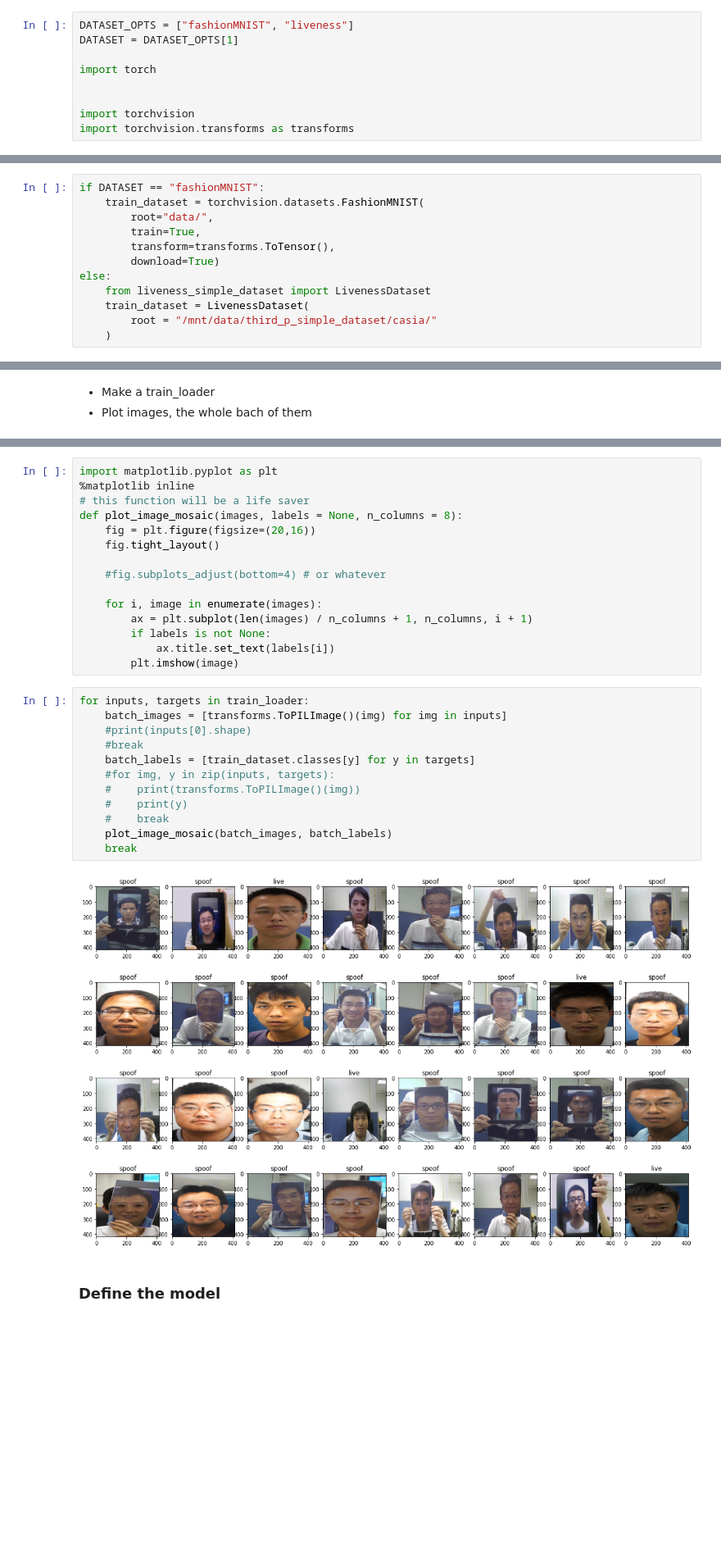
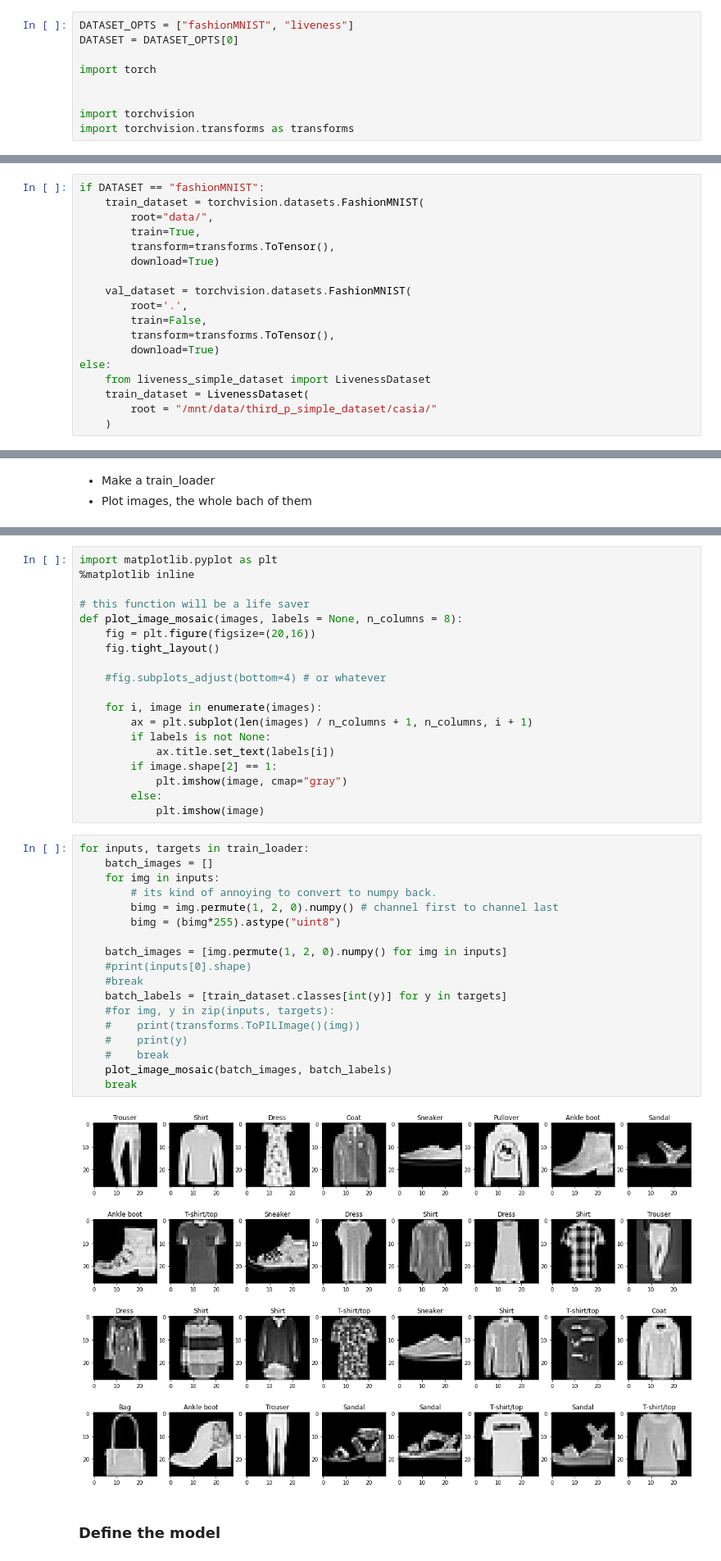
Before and after one commit to gustavofuhr/pytorch_experiments, a Jupyter notebook: 02_CNN_basic.ipynb, the cells around one changed output, grey strips where cells are left out. Shown: that part at 82% size. Drawn from its saved outputs; the diff is of its cells as text; blank space fills up the shorter version.

Commit message:
ADD: training

```diff
--- a/02_CNN_basic.ipynb
+++ b/02_CNN_basic.ipynb
@@ -11,7 +11,7 @@
 - Eval with a confusion matrix or other metric
 # %%
 DATASET_OPTS = ["fashionMNIST", "liveness"]
-DATASET = DATASET_OPTS[1]
+DATASET = DATASET_OPTS[0]
 
 import torch
 
@@ -29,6 +29,12 @@ if DATASET == "fashionMNIST":
         train=True,
         transform=transforms.ToTensor(),
         download=True)
+
+    val_dataset = torchvision.datasets.FashionMNIST(
+        root='.',
+        train=False,
+        transform=transforms.ToTensor(),
+        download=True)
 else:
     from liveness_simple_dataset import LivenessDataset
     train_dataset = LivenessDataset(
@@ -72,6 +96,7 @@ tensor(0)
 # %%
 import matplotlib.pyplot as plt
 %matplotlib inline
+
 # this function will be a life saver
 def plot_image_mosaic(images, labels = None, n_columns = 8):
     fig = plt.figure(figsize=(20,16))
@@ -83,21 +108,30 @@ def plot_image_mosaic(images, labels = None, n_columns = 8):
         ax = plt.subplot(len(images) / n_columns + 1, n_columns, i + 1)
         if labels is not None:
             ax.title.set_text(labels[i])
-        plt.imshow(image)
+        if image.shape[2] == 1:
+            plt.imshow(image, cmap="gray")
+        else:
+            plt.imshow(image)
 # %%
 for inputs, targets in train_loader:
-    batch_images = [transforms.ToPILImage()(img) for img in inputs]
+    batch_images = []
+    for img in inputs:
+        # its kind of annoying to convert to numpy back.
+        bimg = img.permute(1, 2, 0).numpy() # channel first to channel last
+        bimg = (bimg*255).astype("uint8")
+
+    batch_images = [img.permute(1, 2, 0).numpy() for img in inputs]
     #print(inputs[0].shape)
     #break
-    batch_labels = [train_dataset.classes[y] for y in targets]
+    batch_labels = [train_dataset.classes[int(y)] for y in targets]
     #for img, y in zip(inputs, targets):
     #    print(transforms.ToPILImage()(img))
     #    print(y)
     #    break
     plot_image_mosaic(batch_images, batch_labels)
     break
 # %% [output]
-[figure, old version]
+[figure, new version]
 # %% [markdown]
 ### Define the model
 # %%
```
Also changed, not shown: parts of 11 cells of this notebook, 2 other files.
